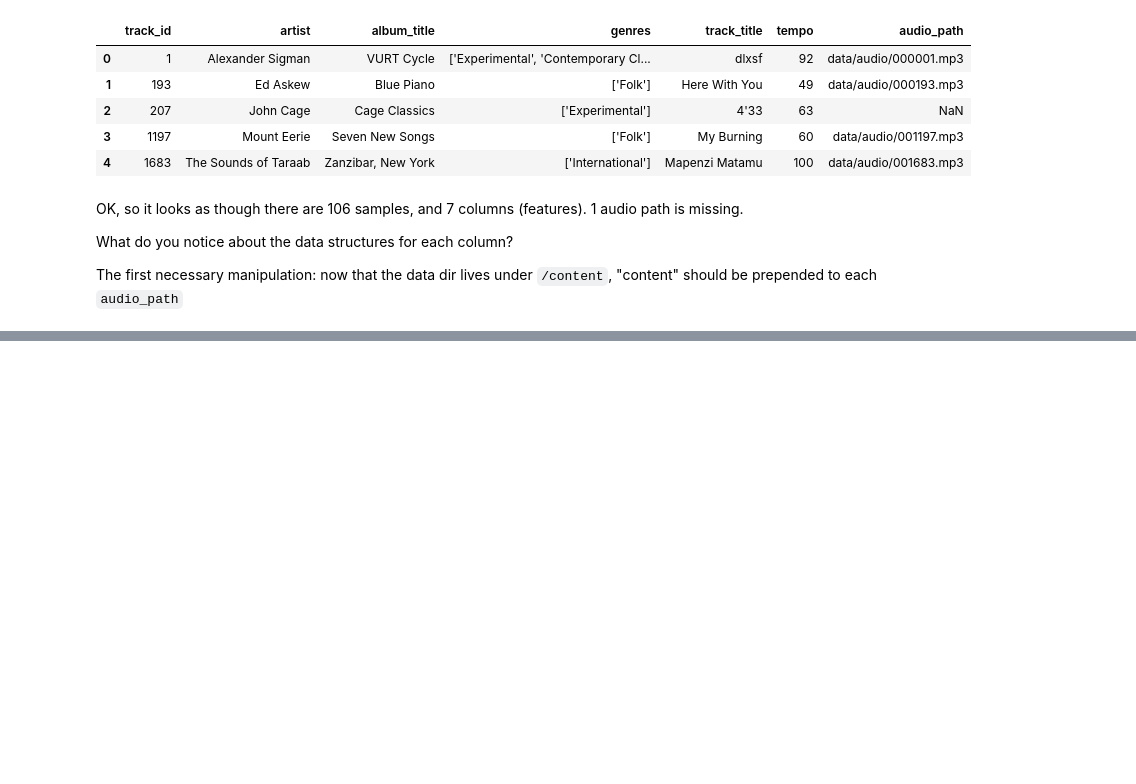
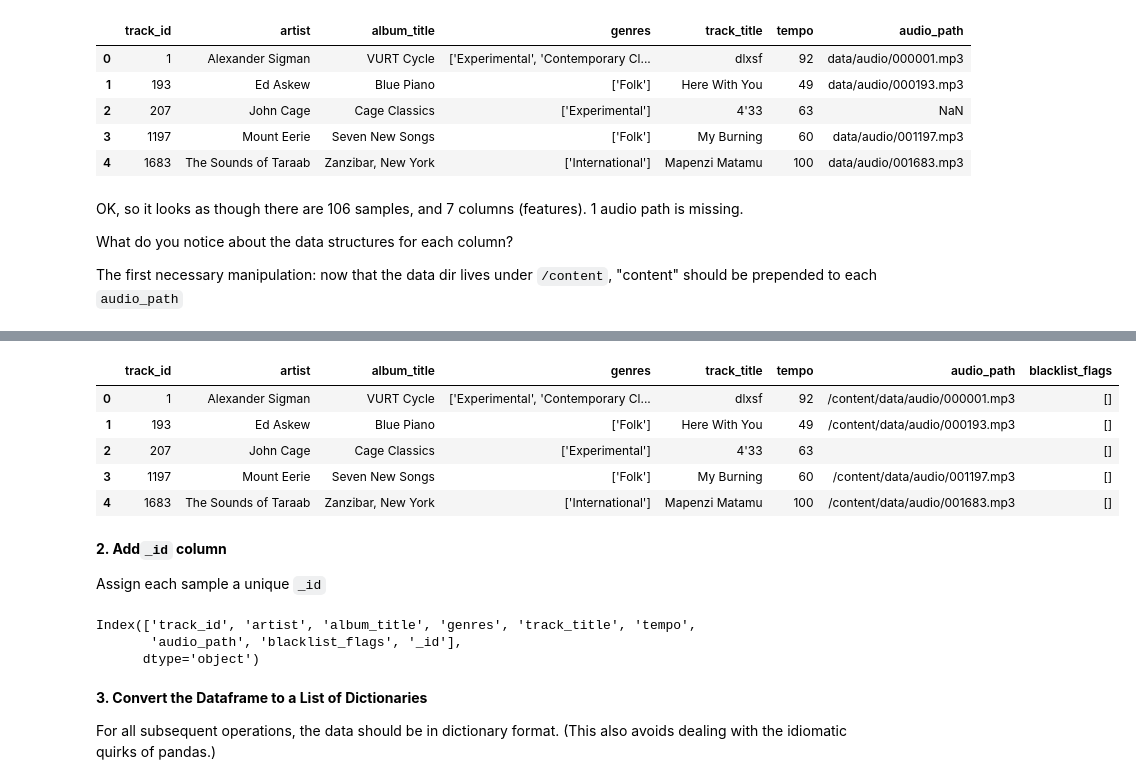
Before and after one commit to atsigman/data_pipeline_tutorial, a Jupyter notebook: music_data_pipeline_tutorial.ipynb, the cells around one changed output, grey strips where cells are left out. Drawn from its saved outputs; the diff is of its cells as text; code cells hidden in the pictures; blank space fills up the shorter version.

```diff
--- a/music_data_pipeline_tutorial.ipynb
+++ b/music_data_pipeline_tutorial.ipynb
@@ -143,0 +169,13 @@ df.head()
+# %%
+df.head()
+# %% [output]
+|  | track_id | artist | album_title | genres | track_title | tempo | audio_path | blacklist_flags |
+| 0 | 1 | Alexander Sigman | VURT Cycle | ['Experimental', 'Contemporary Cl... | dlxsf | 92 | /content/data/audio/000001.mp3 | [] |
+| 1 | 193 | Ed Askew | Blue Piano | ['Folk'] | Here With You | 49 | /content/data/audio/000193.mp3 | [] |
+| 2 | 207 | John Cage | Cage Classics | ['Experimental'] | 4'33 | 63 |  | [] |
+| 3 | 1197 | Mount Eerie | Seven New Songs | ['Folk'] | My Burning | 60 | /content/data/audio/001197.mp3 | [] |
+| 4 | 1683 | The Sounds of Taraab | Zanzibar, New York | ['International'] | Mapenzi Matamu | 100 | /content/data/audio/001683.mp3 | [] |
+# %% [markdown]
+**2. Add`_id` column**
+
+Assign each sample a unique  `_id`
@@ -143,0 +184,10 @@ df.head()
+# %%
+df.columns
+# %% [output]
+Index(['track_id', 'artist', 'album_title', 'genres', 'track_title', 'tempo',
+       'audio_path', 'blacklist_flags', '_id'],
+      dtype='object')
+# %% [markdown]
+**3. Convert the Dataframe to a List of Dictionaries**
+
+For all subsequent operations, the data should be in dictionary format. (This also avoids dealing with the idiomatic quirks of pandas.)
```
Also changed, not shown: parts of 37 cells of this notebook.
